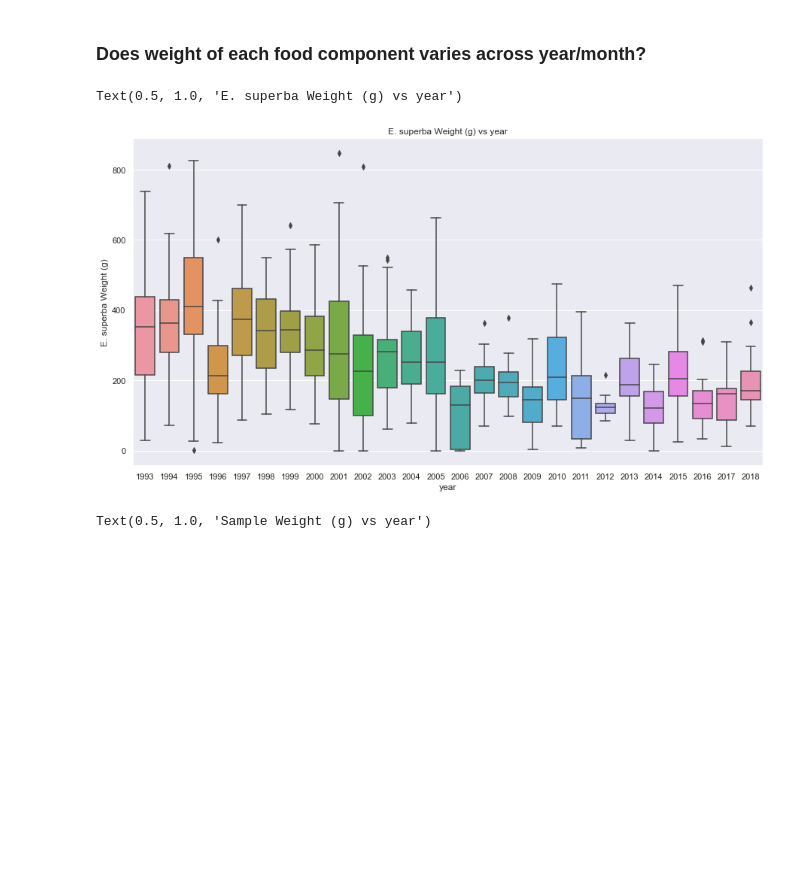
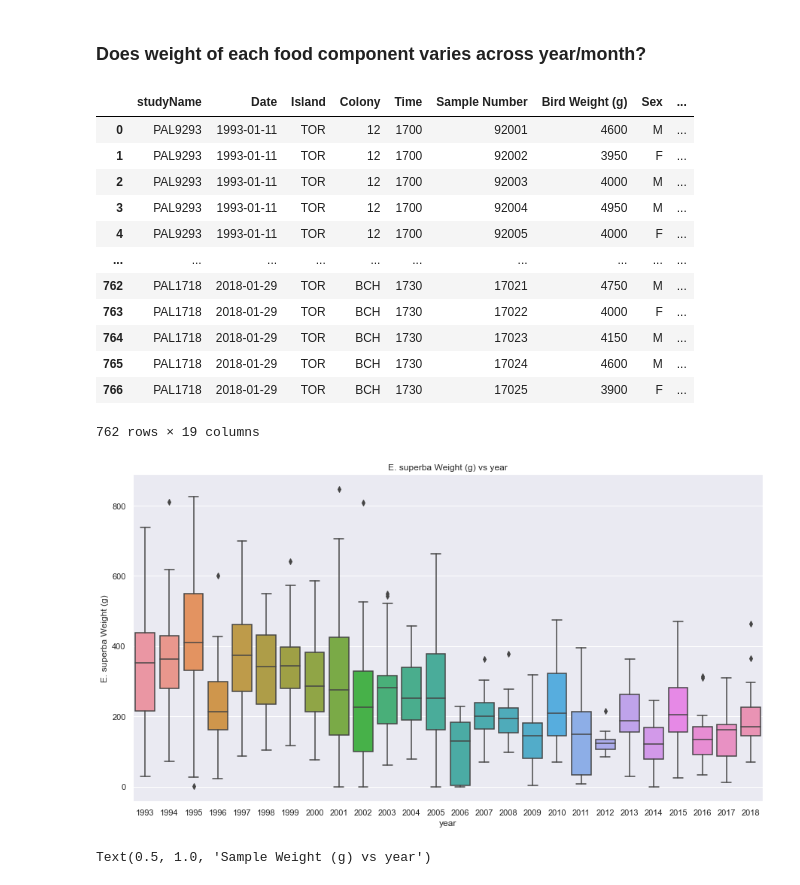
Before and after one commit to cynthiadwq/IDS-final-project, a Jupyter notebook: EDA/diet-EDA.ipynb, the cells around one changed output. Drawn from its saved outputs; the diff is of its cells as text; code cells hidden in the pictures; blank space fills up the shorter version.

```diff
--- a/EDA/diet-EDA.ipynb
+++ b/EDA/diet-EDA.ipynb
@@ -112,9 +112,22 @@ There is no clear correlation between these attributes
 # %%
 plot_data = raw[raw["year"] != 0]
 sns.set(rc={'figure.figsize':(15, 8)})
 sns.boxplot(x="year", y="E. superba Weight (g)", data=plot_data).set_title('E. superba Weight (g) vs year')
+plot_data
 # %% [output]
+|  | studyName | Date | Island | Colony | Time | Sample Number | Bird Weight (g) | Sex | ... |
+| 0 | PAL9293 | 1993-01-11 | TOR | 12 | 1700 | 92001 | 4600 | M | ... |
+| 1 | PAL9293 | 1993-01-11 | TOR | 12 | 1700 | 92002 | 3950 | F | ... |
+| 2 | PAL9293 | 1993-01-11 | TOR | 12 | 1700 | 92003 | 4000 | M | ... |
+| 3 | PAL9293 | 1993-01-11 | TOR | 12 | 1700 | 92004 | 4950 | M | ... |
+| 4 | PAL9293 | 1993-01-11 | TOR | 12 | 1700 | 92005 | 4000 | F | ... |
+| ... | ... | ... | ... | ... | ... | ... | ... | ... | ... |
+| 762 | PAL1718 | 2018-01-29 | TOR | BCH | 1730 | 17021 | 4750 | M | ... |
+| 763 | PAL1718 | 2018-01-29 | TOR | BCH | 1730 | 17022 | 4000 | F | ... |
+| 764 | PAL1718 | 2018-01-29 | TOR | BCH | 1730 | 17023 | 4150 | M | ... |
+| 765 | PAL1718 | 2018-01-29 | TOR | BCH | 1730 | 17024 | 4600 | M | ... |
+| 766 | PAL1718 | 2018-01-29 | TOR | BCH | 1730 | 17025 | 3900 | F | ... |
-Text(0.5, 1.0, 'E. superba Weight (g) vs year')
+762 rows × 19 columns
 [figure]
 # %%
 sns.boxplot(x="year", y="Sample Weight (g)", data=plot_data).set_title('Sample Weight (g) vs year')
```
Also changed, not shown: parts of 1 cell of this notebook, 1 other file.
